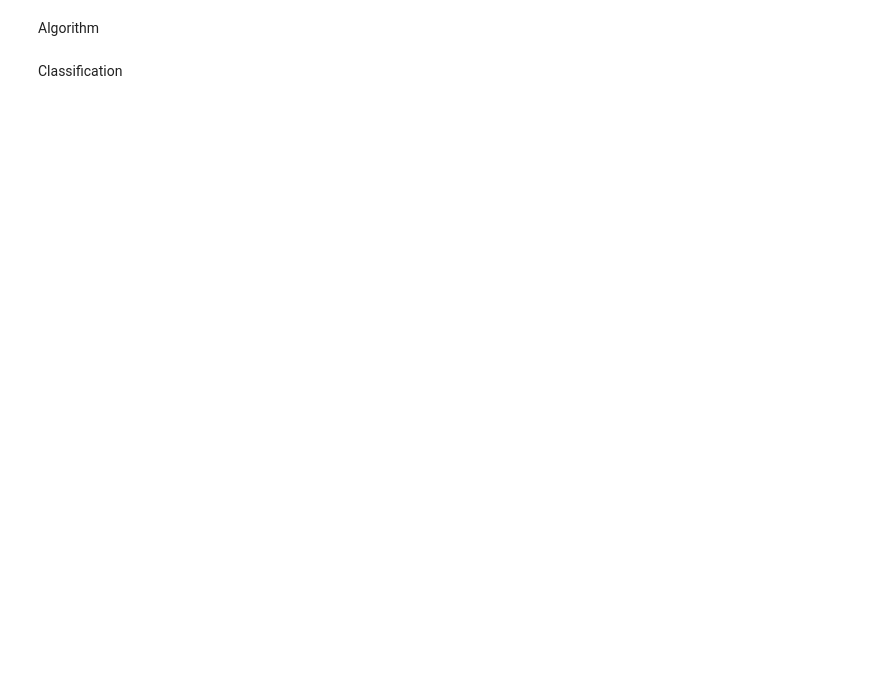
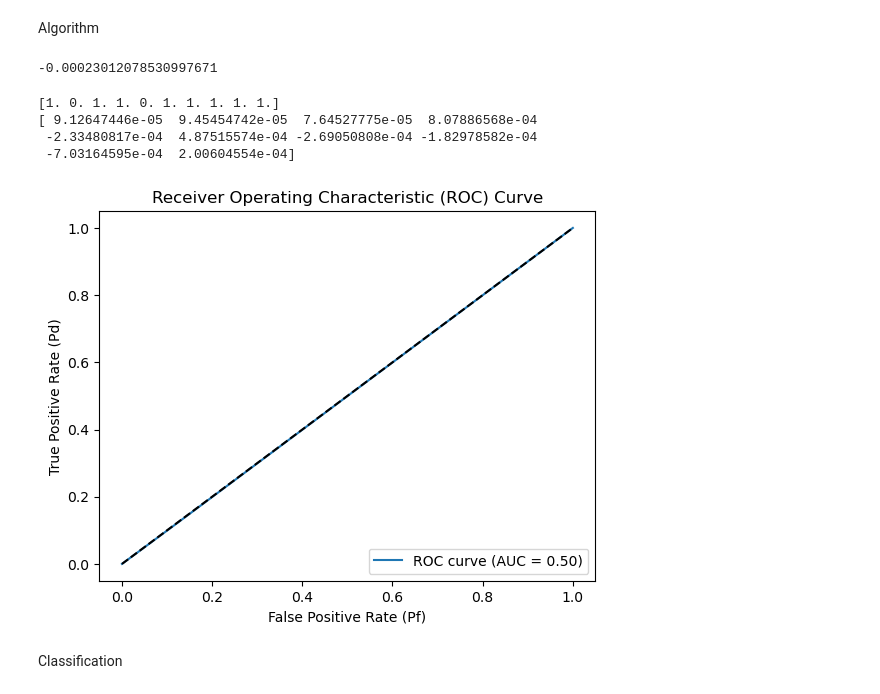
Before and after one commit to vishwas-sri/ML-SS-EH, a Jupyter notebook: ML-SS-EH.ipynb, the cells around one changed output. Cells and saved outputs as stored; diff of their text form; code cells hidden in the pictures; blank space fills up the shorter version.

```diff
--- a/ML-SS-EH.ipynb
+++ b/ML-SS-EH.ipynb
@@ -14,13 +14,13 @@ N = 3       # No. of SU
 Pr = 0.5    # Probability of spectrum occupancy
 Pd = 0.9    # Probability of detection
 Pf = 0.1    # Probability of false alarm
-m = np.full(N,20)      # Battery capacity
+m = np.full(N, 20)      # Battery capacity
 Eh = 0.1    # Harvested energy during one slot
 Pw = -60    # Primary signal power in dBm
-PowerTx = 10**(Pw/10)*1e-3  # Transmitted power
+PowerTx = 10**(Pw/10)  # Transmitted power
 Nw = -70    # Noise power in dBm
-PowerNo = 10**(Nw/10)*1e-3
+PowerNo = 10**(Nw/10)
 g = 10**-5  # Path loss coefficeint 10^(-5)
 w = 5e6     # Bandwidth
-samples = 50 # No. of sample
+samples = 50  # No. of sample
 # N = SU
@@ -771,2 +185,59 @@ def ROC2(X_test,y_test, y_pred2):
+# %%
+noise_power = 10**(0.1 * Nw)
+np.random.normal(0, np.sqrt(noise_power))
+# %% [output]
+-0.00023012078530997671
+# %%
+test = np.zeros((10))
+result = np.zeros((10))
+noise_power = 10**(0.1 * Nw)
+PowerTx = 10**(0.1 * Pw)
+# n = np.random.randn() * np.sqrt(noise_power)
+for i in range(10):
+    test[i] = np.random.choice([0, 1], p=[1 - Pr, Pr])
+    n = np.random.randn() * np.sqrt(noise_power)
+    if test[i] == 1:
+        h = rayleigh.rvs(scale=np.sqrt(g/2))
+        x = np.random.randn(1) * np.sqrt(PowerTx)
+        y = h*x+n
+        result[i]=y
+    else:
+        y = n
+        result[i]=y
+
+print(test)
+print(result)
+# %% [output]
+[1. 0. 1. 1. 0. 1. 1. 1. 1. 1.]
+[ 9.12647446e-05  9.45454742e-05  7.64527775e-05  8.07886568e-04
+ -2.33480817e-04  4.87515574e-04 -2.69050808e-04 -1.82978582e-04
+ -7.03164595e-04  2.00604554e-04]
+# %%
+import numpy as np
+import matplotlib.pyplot as plt
+from sklearn import svm, metrics
+
+# Create SVM classifier with linear kernel
+clf = svm.SVC(kernel='linear')
+
+# Train the model using the training data
+clf.fit(X_train, y_train)
+
+# Make predictions on the test data
+y_pred = clf.predict(X_test)
+
+fpr, tpr, thresholds = metrics.roc_curve(y_test, y_pred)
+
+auc = metrics.auc(fpr, tpr)
+
+plt.plot(fpr, tpr, label='ROC curve (AUC = %0.2f)' % auc)
+plt.plot([0, 1], [0, 1], 'k--')  # Plot the diagonal line (random classifier)
+plt.xlabel('False Positive Rate (Pf)')
+plt.ylabel('True Positive Rate (Pd)')
+plt.title('Receiver Operating Characteristic (ROC) Curve')
+plt.legend(loc='lower right')
+plt.show()
+# %% [output]
+[figure, added]
 # %% [markdown]
 Classification
```
Also changed, not shown: parts of 11 cells of this notebook, 1 other file.
